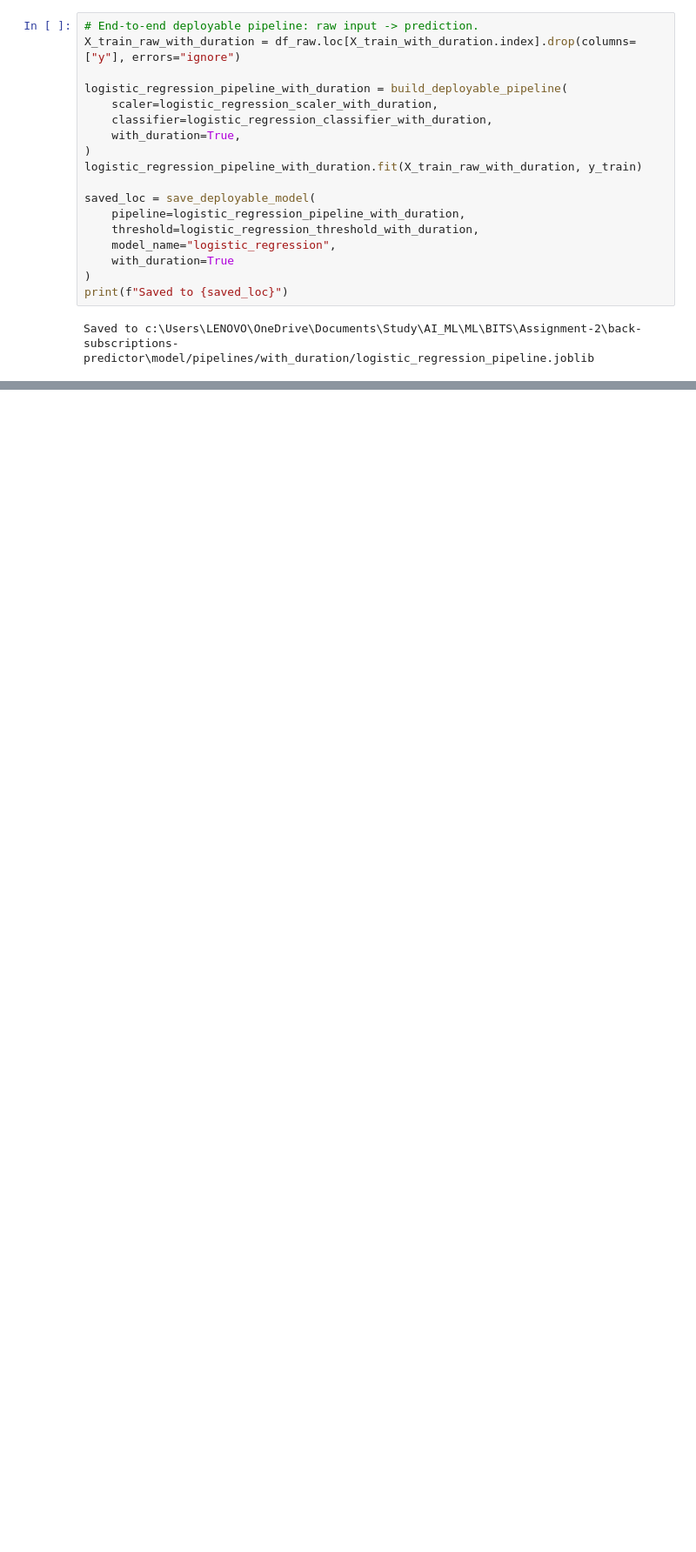
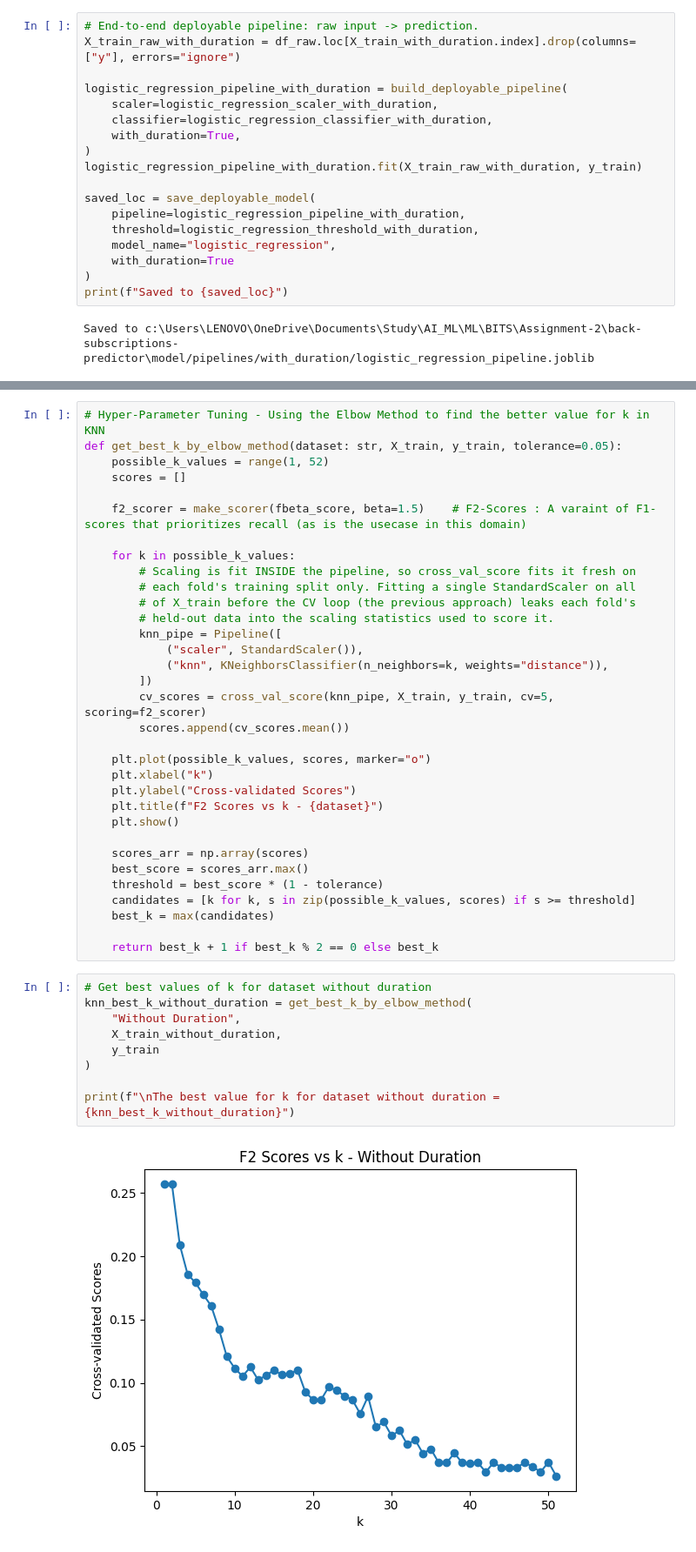
Before and after one commit to dustycoder-sayan/bank-subscriptions-predictor, a Jupyter notebook: model/bank_subscription_classifiers.ipynb, the cells around one changed output, grey strips where cells are left out. Shown at 87% size. Cells and saved outputs as stored; diff of their text form; blank space fills up the shorter version.

Commit message:
Implemented KNN Model and installed related pipeline to be used in app

```diff
--- a/model/bank_subscription_classifiers.ipynb
+++ b/model/bank_subscription_classifiers.ipynb
@@ -643,0 +646,44 @@ Saved to c:\Users\LENOVO\OneDrive\Documents\Study\AI_ML\ML\BITS\Assignment-2\bac
+# %%
+# Hyper-Parameter Tuning - Using the Elbow Method to find the better value for k in KNN
+def get_best_k_by_elbow_method(dataset: str, X_train, y_train, tolerance=0.05):
+    possible_k_values = range(1, 52)
+    scores = []
+
+    f2_scorer = make_scorer(fbeta_score, beta=1.5)    # F2-Scores : A varaint of F1-scores that prioritizes recall (as is the usecase in this domain)
+
+    for k in possible_k_values:
+        # Scaling is fit INSIDE the pipeline, so cross_val_score fits it fresh on
+        # each fold's training split only. Fitting a single StandardScaler on all
+        # of X_train before the CV loop (the previous approach) leaks each fold's
+        # held-out data into the scaling statistics used to score it.
+        knn_pipe = Pipeline([
+            ("scaler", StandardScaler()),
+            ("knn", KNeighborsClassifier(n_neighbors=k, weights="distance")),
+        ])
+        cv_scores = cross_val_score(knn_pipe, X_train, y_train, cv=5, scoring=f2_scorer)
+        scores.append(cv_scores.mean())
+
+    plt.plot(possible_k_values, scores, marker="o")
+    plt.xlabel("k")
+    plt.ylabel("Cross-validated Scores")
+    plt.title(f"F2 Scores vs k - {dataset}")
+    plt.show()
+
+    scores_arr = np.array(scores)
+    best_score = scores_arr.max()
+    threshold = best_score * (1 - tolerance)
+    candidates = [k for k, s in zip(possible_k_values, scores) if s >= threshold]
+    best_k = max(candidates)
+
+    return best_k + 1 if best_k % 2 == 0 else best_k
+# %%
+# Get best values of k for dataset without duration
+knn_best_k_without_duration = get_best_k_by_elbow_method(
+    "Without Duration",
+    X_train_without_duration,
+    y_train
+)
+
+print(f"\nThe best value for k for dataset without duration = {knn_best_k_without_duration}")
+# %% [output]
+[figure, added]
```
Also changed, not shown: parts of 15 cells of this notebook, 2 other files.
